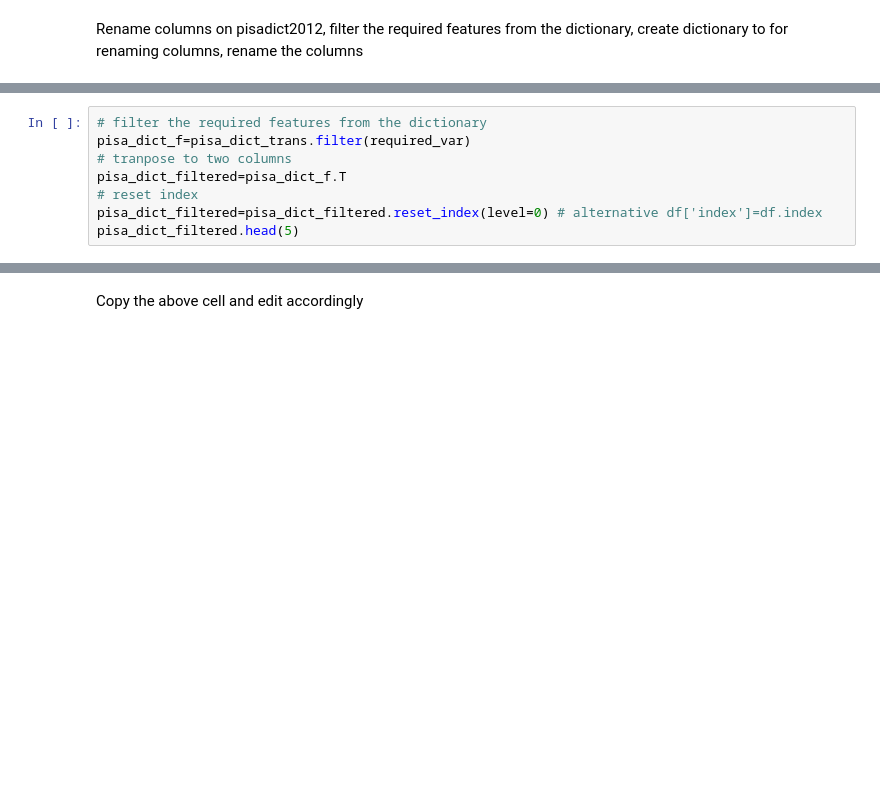
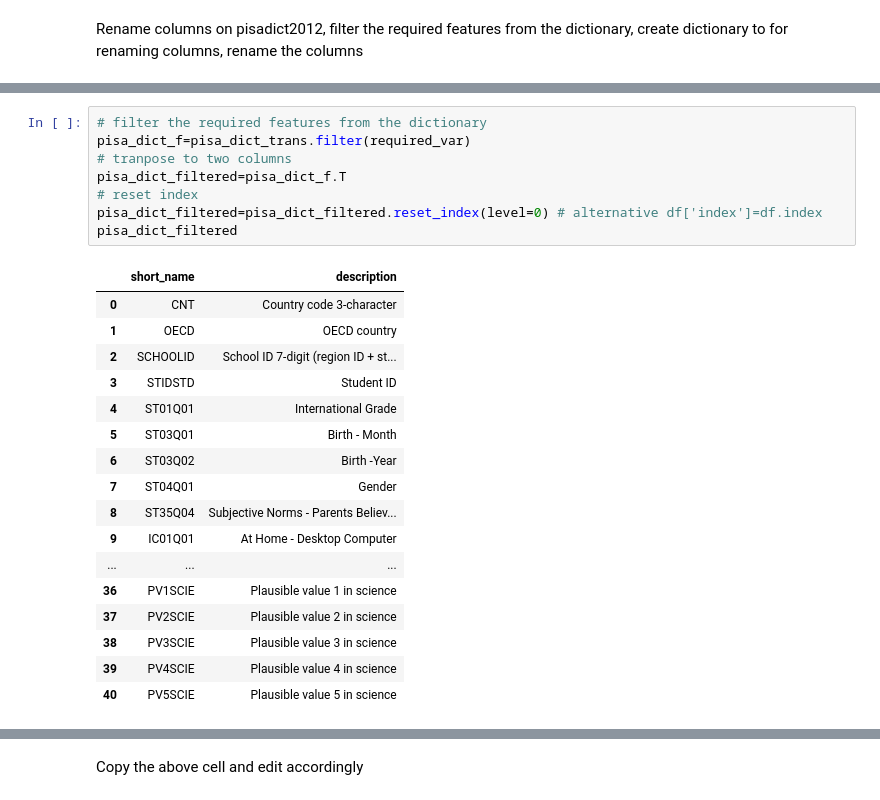
Before and after one commit to Daviedavie100/Pisa2012_data_analysis, a Jupyter notebook: Exploration.ipynb, the cells around one changed output, grey strips where cells are left out. Saved outputs shown, nothing was run; the diff lists cells and outputs as text; blank space fills up the shorter version.

```diff
--- a/Exploration.ipynb
+++ b/Exploration.ipynb
@@ -230,11 +311,29 @@ pisa_dict_trans
 # %%
 # filter the required features from the dictionary
 pisa_dict_f=pisa_dict_trans.filter(required_var)
 # tranpose to two columns
 pisa_dict_filtered=pisa_dict_f.T
 # reset index
 pisa_dict_filtered=pisa_dict_filtered.reset_index(level=0) # alternative df['index']=df.index
-pisa_dict_filtered.head(5)
+pisa_dict_filtered
+# %% [output]
+|  | short_name | description |
+| 0 | CNT | Country code 3-character |
+| 1 | OECD | OECD country |
+| 2 | SCHOOLID | School ID 7-digit (region ID + st... |
+| 3 | STIDSTD | Student ID |
+| 4 | ST01Q01 | International Grade |
+| 5 | ST03Q01 | Birth - Month |
+| 6 | ST03Q02 | Birth -Year |
+| 7 | ST04Q01 | Gender |
+| 8 | ST35Q04 | Subjective Norms - Parents Believ... |
+| 9 | IC01Q01 | At Home - Desktop Computer |
+| ... | ... | ... |
+| 36 | PV1SCIE | Plausible value 1 in science |
+| 37 | PV2SCIE | Plausible value 2 in science |
+| 38 | PV3SCIE | Plausible value 3 in science |
+| 39 | PV4SCIE | Plausible value 4 in science |
+| 40 | PV5SCIE | Plausible value 5 in science |
 # %%
 # create dictionary to for renaming columns
 col_rename_dict=pisa_dict_filtered.set_index('short_name')['description'].to_dict()
```
Also changed, not shown: parts of 32 cells of this notebook.
